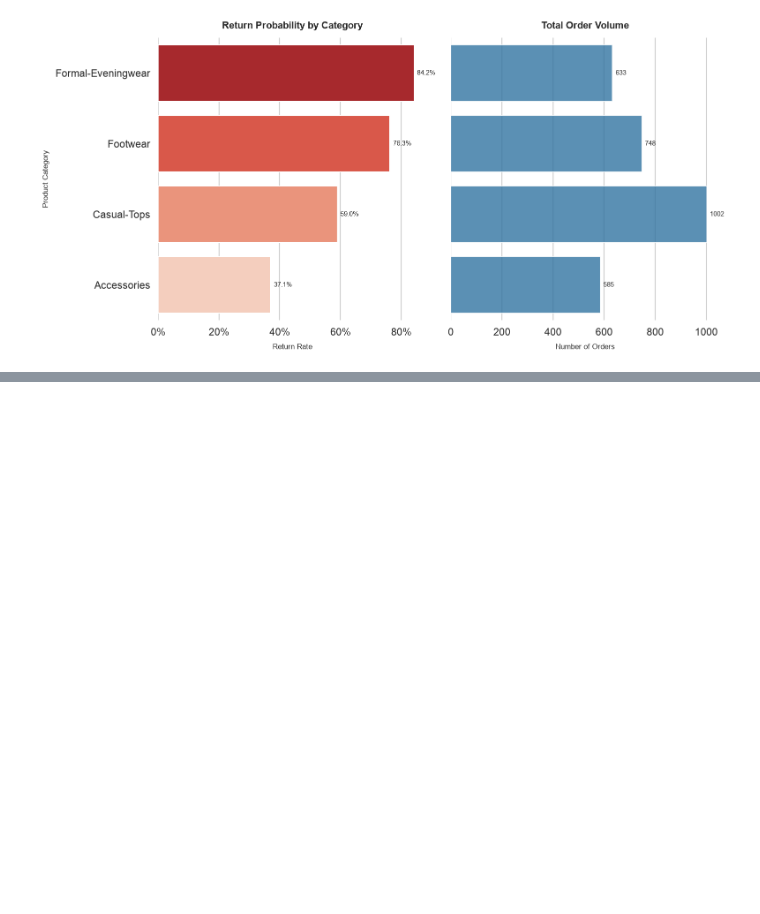
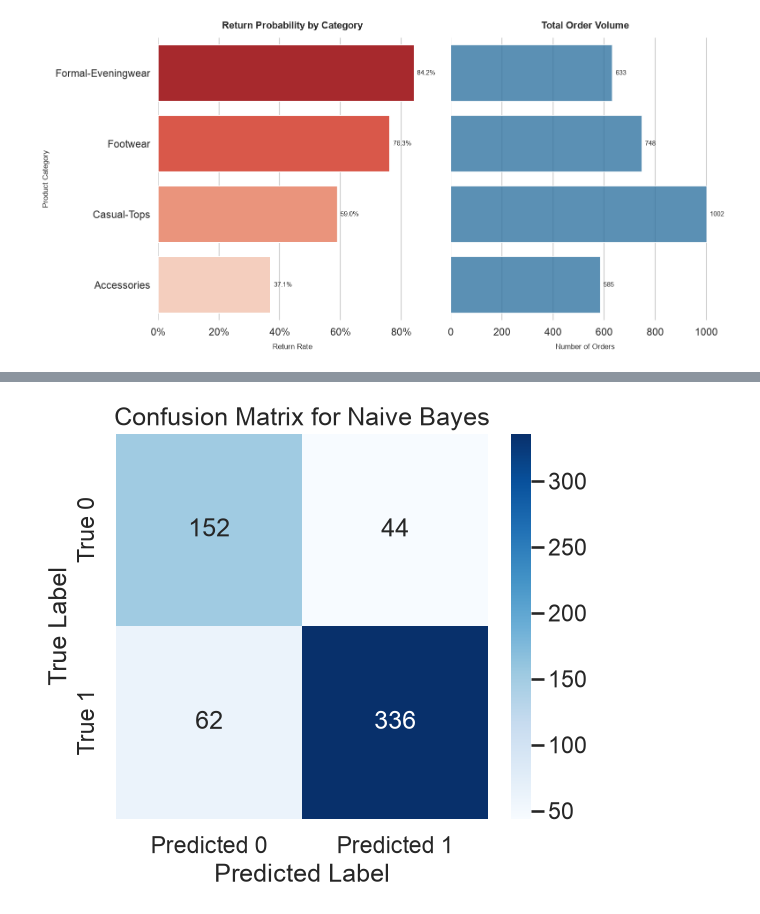
Before and after one commit to aliturab99/Machine-Learning-Project-1, a Jupyter notebook: classification_model/ecommerce_return_classification.ipynb, the cells around one changed output, grey strips where cells are left out. Saved outputs shown, nothing was run; the diff lists cells and outputs as text; code cells hidden in the pictures; blank space fills up the shorter version.

```diff
--- a/classification_model/ecommerce_return_classification.ipynb
+++ b/classification_model/ecommerce_return_classification.ipynb
@@ -450,0 +618,11 @@ Passing `palette` without assigning `hue` is deprecated and will be removed in v
+# %%
+numerical_cols = X_train.select_dtypes(include=np.number).columns
+
+scaler = StandardScaler()
+X_train[numerical_cols] = scaler.fit_transform(X_train[numerical_cols])
+X_test[numerical_cols] = scaler.transform(X_test[numerical_cols])
+
+print("X_train after scaling:")
+display(X_train.head())
+print("\nX_test after scaling:")
+display(X_test.head())
@@ -450,0 +753,19 @@ Passing `palette` without assigning `hue` is deprecated and will be removed in v
+# %%
+# Make predictions on the test set using the Naive Bayes model
+y_pred_nb = nb_model.predict(X_test)
+y_pred_proba_nb = nb_model.predict_proba(X_test)[:, 1]
+
+# Calculate and display the Confusion Matrix for Naive Bayes
+cm_nb = confusion_matrix(y_test, y_pred_nb)
+
+
+plt.figure(figsize=(6, 5))
+sns.heatmap(cm_nb, annot=True, fmt='d', cmap='Blues',
+            xticklabels=['Predicted 0', 'Predicted 1'],
+            yticklabels=['True 0', 'True 1'])
+plt.xlabel('Predicted Label')
+plt.ylabel('True Label')
+plt.title('Confusion Matrix for Naive Bayes')
+plt.show()
+# %% [output]
+[figure, added]
```
Also changed, not shown: parts of 39 cells of this notebook.
